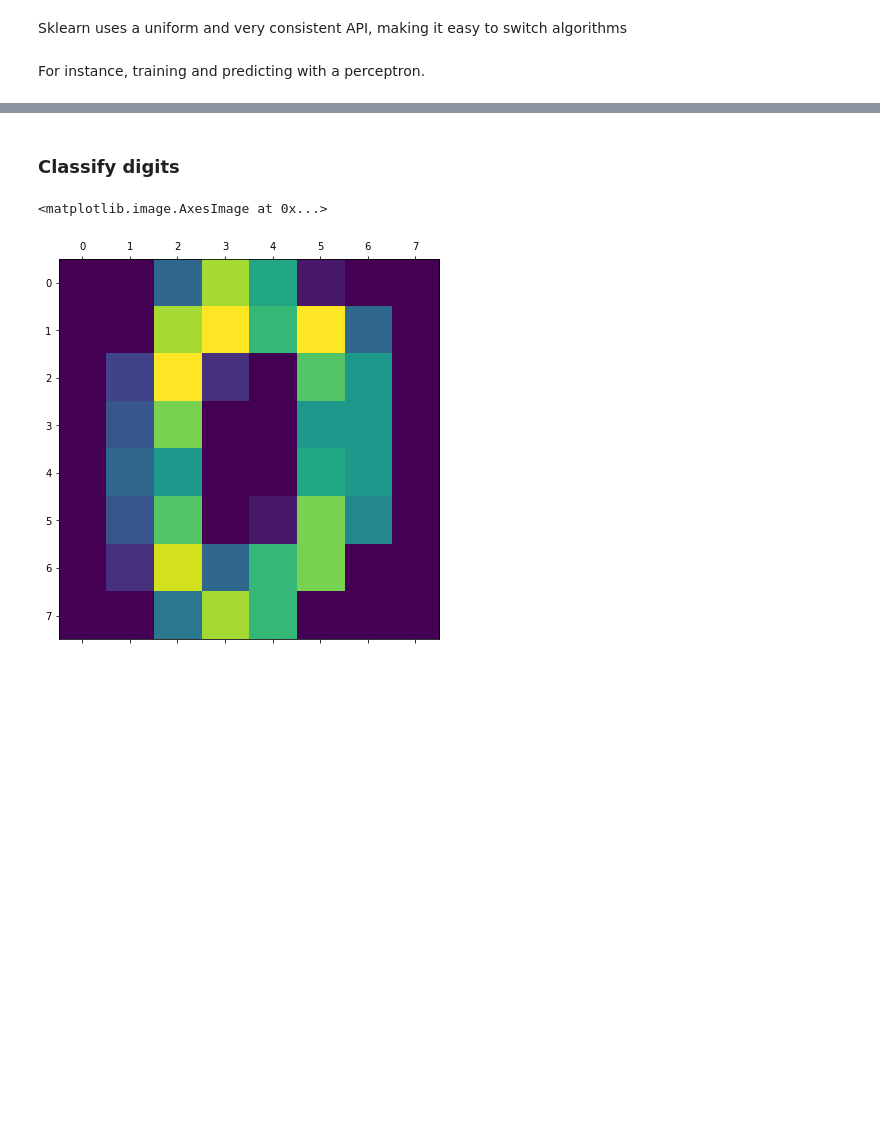
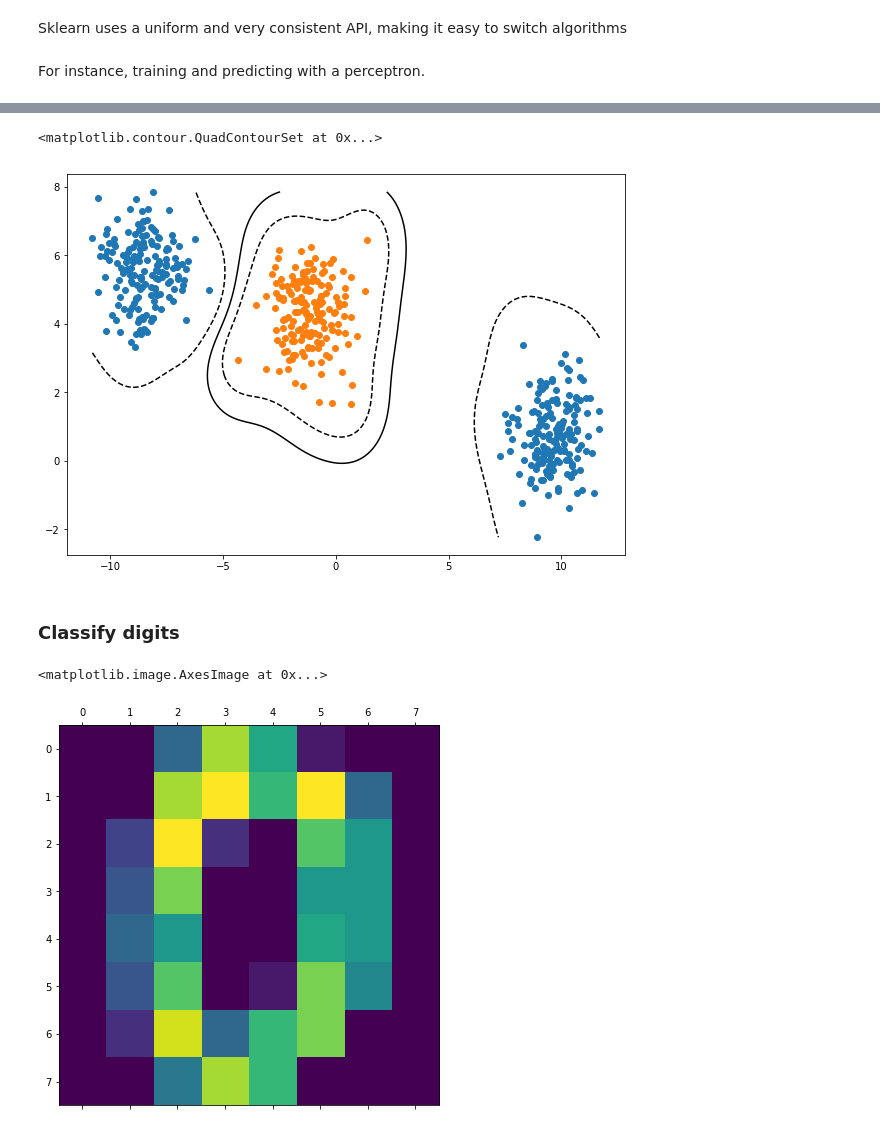
Before and after one commit to Varal7/ml-tutorial, a Jupyter notebook: Part1.ipynb, the cells around one changed output, grey strips where cells are left out. Cells and saved outputs as stored; diff of their text form; code cells hidden in the pictures; blank space fills up the shorter version.

```diff
--- a/Part1.ipynb
+++ b/Part1.ipynb
@@ -253,0 +265,2 @@ ax.plot(x_bnd, y_bnd)
+# %%
+X_train, X_test, y_train, y_test = train_test_split(X, y, test_size=0.2)
@@ -254,3 +283,23 @@ ax.plot(x_bnd, y_bnd)
+# %%
+x_min = X[:, 0].min()
+x_max = X[:, 0].max()
+y_min = X[:, 1].min()
+y_max = X[:, 1].max()
+
+XX, YY = np.mgrid[x_min:x_max:200j, y_min:y_max:200j]
+Z = clf.decision_function(np.c_[XX.ravel(), YY.ravel()])
+
+fig, ax = plt.subplots()
+for label in [0, 1]:
+    mask = (y == label)
+    ax.scatter(X[mask, 0], X[mask, 1])
+
+Z = Z.reshape(XX.shape)
+ax.contour(XX, YY, Z, colors="black",
+    linestyles=['--', '-', '--'], levels=[-.5, 0, .5])
+# %% [output]
+<matplotlib.contour.QuadContourSet at 0x...>
+[figure, added]
 # %% [markdown]
 ### Classify digits
 # %%
```
Also changed, not shown: parts of 18 cells of this notebook.
